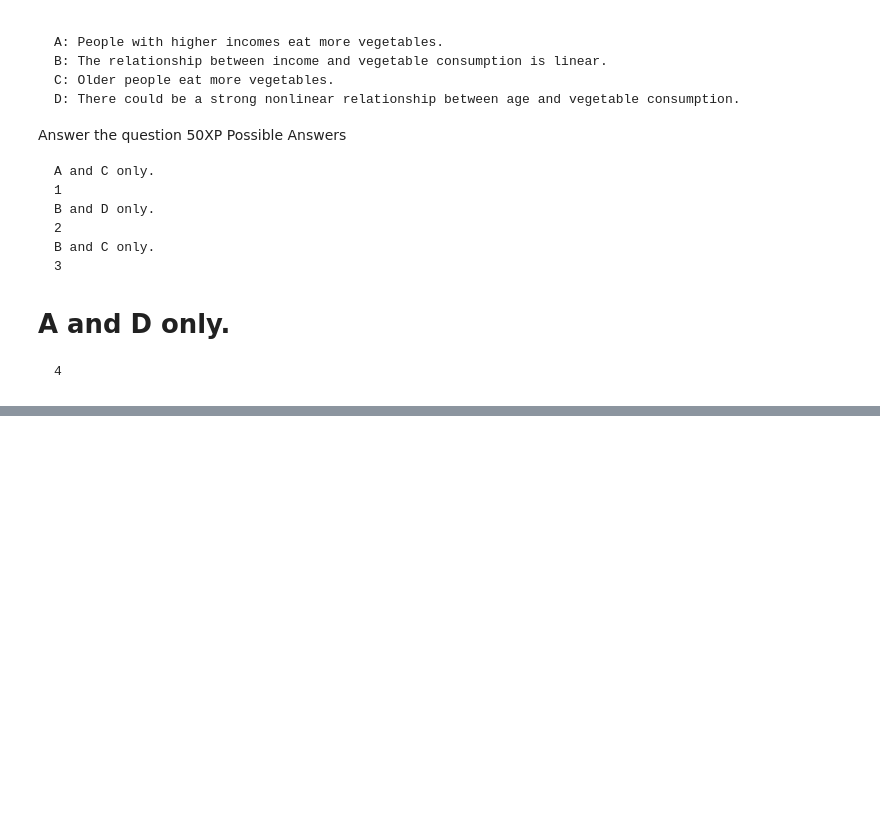
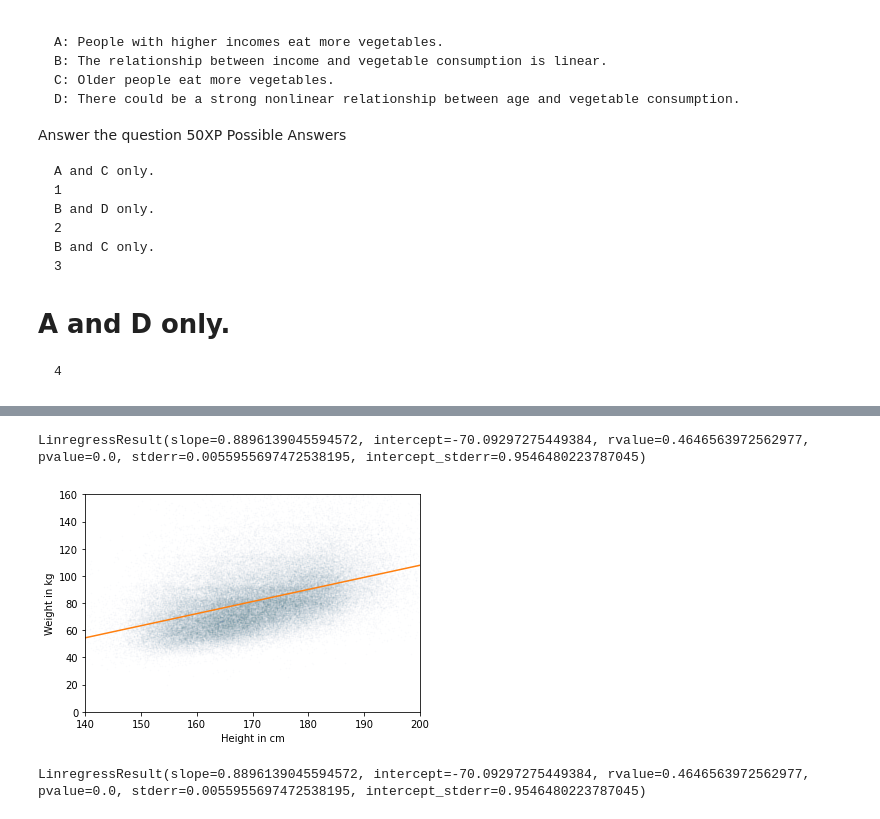
Before and after one commit to johnhhu2020/DataCamp-Data-Scientist-with-Python-Track, a Jupyter notebook: DataCamp Exploratory Data Analysis in Python.ipynb, the cells around one changed output, grey strips where cells are left out. Saved outputs shown, nothing was run; the diff lists cells and outputs as text; code cells hidden in the pictures; blank space fills up the shorter version.

```diff
--- a/DataCamp Exploratory Data Analysis in Python.ipynb
+++ b/DataCamp Exploratory Data Analysis in Python.ipynb
@@ -1811,0 +1880,41 @@ In the previous lesson we saw that correlation does not always measure what we r
+# %%
+import numpy as np
+
+brfss = pd.read_hdf('brfss.hdf5', 'brfss')
+brfss.reset_index(drop=True, inplace=True)
+
+sub = brfss.dropna(subset=['HTM4', 'WTKG3'])   # ====================================================================
+
+height = sub['HTM4']
+weight = sub['WTKG3']
+
+
+h_jitter = height + np.random.normal(0, 2, size=len(sub))
+w_jitter = weight + np.random.normal(0, 2, size=len(sub))
+
+
+res3 = linregress(h_jitter, w_jitter)
+print(res3)
+
+
+plt.plot(h_jitter, w_jitter, 'o', alpha=0.01, markersize=1)
+
+plt.axis([140, 200, 0, 160])    # +++++++++++++++++++++++++++++++++++++++++++++++++++++++++++++++++++++++++++++++++++
+
+plt.xlabel('Height in cm')
+plt.ylabel('Weight in kg')
+
+fx = np.array([h_jitter.min(), h_jitter.max()])
+fy = res3.intercept + res3.slope * fx
+plt.plot(fx, fy, '-')
+
+plt.show()
+
+
+
+res3 = linregress(h_jitter, w_jitter)
+print(res3)
+# %% [output]
+LinregressResult(slope=0.8896139045594572, intercept=-70.09297275449384, rvalue=0.4646563972562977, pvalue=0.0, stderr=0.0055955697472538195, intercept_stderr=0.9546480223787045)
+[figure, added]
+LinregressResult(slope=0.8896139045594572, intercept=-70.09297275449384, rvalue=0.4646563972562977, pvalue=0.0, stderr=0.0055955697472538195, intercept_stderr=0.9546480223787045)
```
Also changed, not shown: parts of 15 cells of this notebook.
